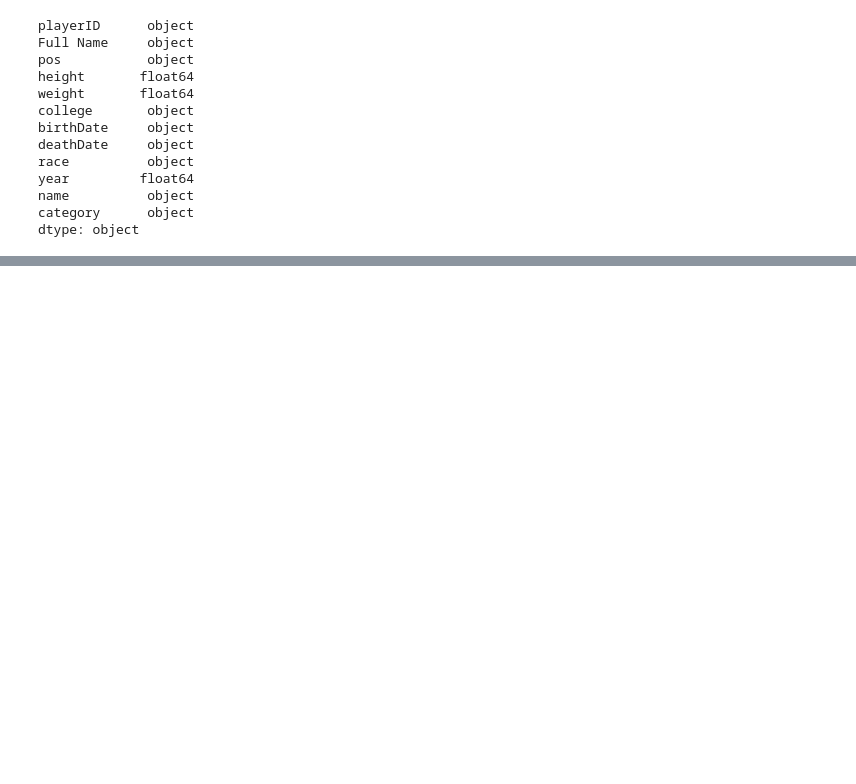
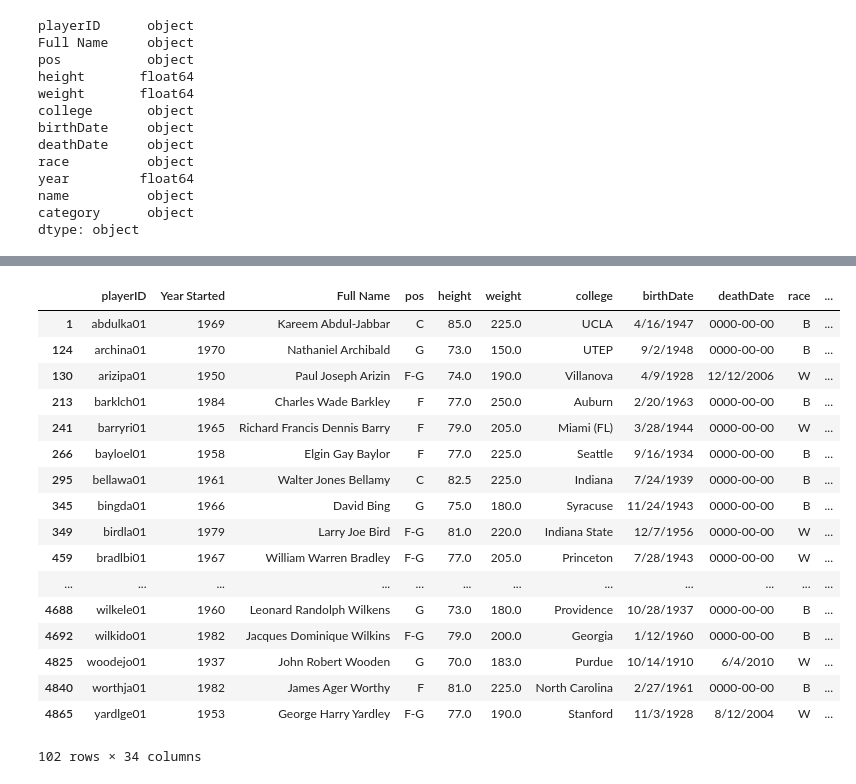
Before and after one commit to dpcoar/Final_Project, a Jupyter notebook: data_clean.ipynb, the cells around one changed output, grey strips where cells are left out. Drawn from its saved outputs; the diff is of its cells as text; code cells hidden in the pictures; blank space fills up the shorter version.

```diff
--- a/data_clean.ipynb
+++ b/data_clean.ipynb
@@ -179,6 +179,6 @@ combined_df.head()
 5 rows × 34 columns
 # %%
-combined_df.rename(columns={'year_x':'Year Inducted','year_y':'Year Started'}, inplace=True)
+combined_df.rename(columns={'year_y':'Year Inducted','year_x':'Year Started'}, inplace=True)
 # %%
 combined_df.dtypes
 # %% [output]
@@ -201,3 +201,26 @@ Total Three %              float64
 dtype: object
 # %%
 combined_df.to_csv("./Resources/bb_data_combined.csv", sep=',', index=False)
+# %%
+xtrain = combined_df.loc[combined_df['Year Inducted'].notnull()]
+xtrain
+# , ['Age','Fare', 'Group_Size','deck', 'Pclass', 'Title' ]]
+# %% [output]
+|  | playerID | Year Started | Full Name | pos | height | weight | college | birthDate | deathDate | race | ... |
+| 1 | abdulka01 | 1969 | Kareem Abdul-Jabbar | C | 85.0 | 225.0 | UCLA | 4/16/1947 | 0000-00-00 | B | ... |
+| 124 | archina01 | 1970 | Nathaniel Archibald | G | 73.0 | 150.0 | UTEP | 9/2/1948 | 0000-00-00 | B | ... |
+| 130 | arizipa01 | 1950 | Paul Joseph Arizin | F-G | 74.0 | 190.0 | Villanova | 4/9/1928 | 12/12/2006 | W | ... |
+| 213 | barklch01 | 1984 | Charles Wade Barkley | F | 77.0 | 250.0 | Auburn | 2/20/1963 | 0000-00-00 | B | ... |
+| 241 | barryri01 | 1965 | Richard Francis Dennis Barry | F | 79.0 | 205.0 | Miami (FL) | 3/28/1944 | 0000-00-00 | W | ... |
+| 266 | bayloel01 | 1958 | Elgin Gay Baylor | F | 77.0 | 225.0 | Seattle | 9/16/1934 | 0000-00-00 | B | ... |
+| 295 | bellawa01 | 1961 | Walter Jones Bellamy | C | 82.5 | 225.0 | Indiana | 7/24/1939 | 0000-00-00 | B | ... |
+| 345 | bingda01 | 1966 | David Bing | G | 75.0 | 180.0 | Syracuse | 11/24/1943 | 0000-00-00 | B | ... |
+| 349 | birdla01 | 1979 | Larry Joe Bird | F-G | 81.0 | 220.0 | Indiana State | 12/7/1956 | 0000-00-00 | W | ... |
+| 459 | bradlbi01 | 1967 | William Warren Bradley | F-G | 77.0 | 205.0 | Princeton | 7/28/1943 | 0000-00-00 | W | ... |
+| ... | ... | ... | ... | ... | ... | ... | ... | ... | ... | ... | ... |
+| 4688 | wilkele01 | 1960 | Leonard Randolph Wilkens | G | 73.0 | 180.0 | Providence | 10/28/1937 | 0000-00-00 | B | ... |
+| 4692 | wilkido01 | 1982 | Jacques Dominique Wilkins | F-G | 79.0 | 200.0 | Georgia | 1/12/1960 | 0000-00-00 | B | ... |
+| 4825 | woodejo01 | 1937 | John Robert Wooden | G | 70.0 | 183.0 | Purdue | 10/14/1910 | 6/4/2010 | W | ... |
+| 4840 | worthja01 | 1982 | James Ager Worthy | F | 81.0 | 225.0 | North Carolina | 2/27/1961 | 0000-00-00 | B | ... |
+| 4865 | yardlge01 | 1953 | George Harry Yardley | F-G | 77.0 | 190.0 | Stanford | 11/3/1928 | 8/12/2004 | W | ... |
+102 rows × 34 columns
```
Also changed, not shown: parts of 5 cells of this notebook, 1 other file.
